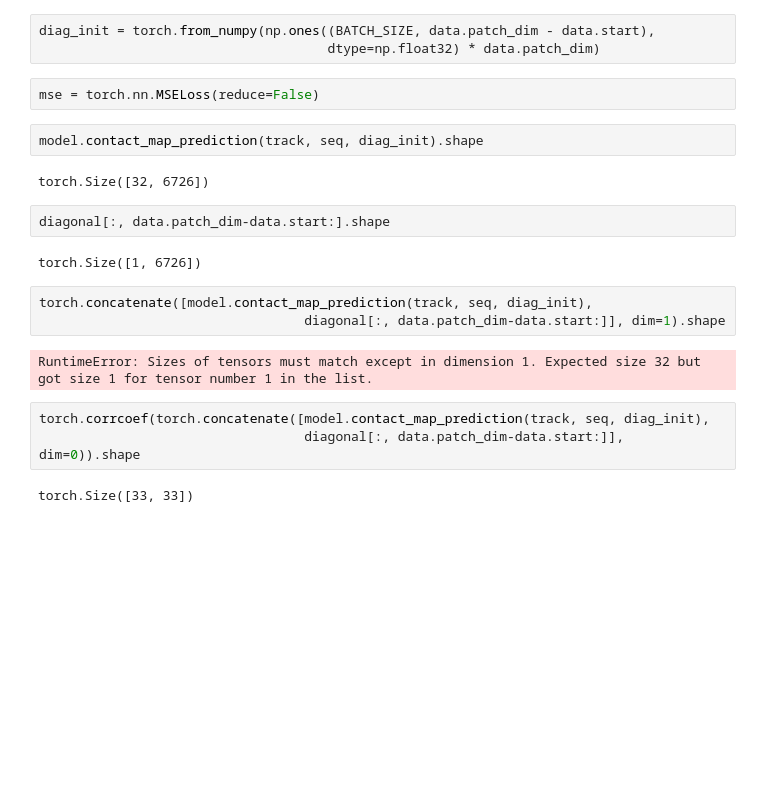
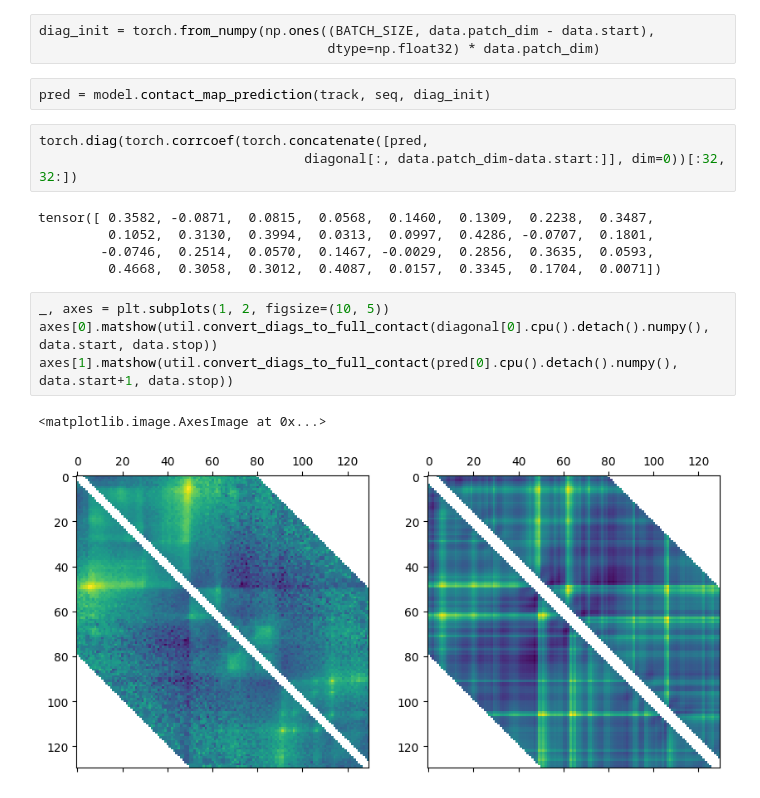
Before and after one commit to boooooogey/loopextrusion-pytorch, a Jupyter notebook: dlem/examples/analysis_of_experiments.ipynb, the cells around one changed output. Saved outputs shown, nothing was run; the diff lists cells and outputs as text; blank space fills up the shorter version.

```diff
--- a/dlem/examples/analysis_of_experiments.ipynb
+++ b/dlem/examples/analysis_of_experiments.ipynb
@@ -80,23 +72,20 @@ torch.Size([32, 4, 1300000])
 # %%
 diag_init = torch.from_numpy(np.ones((BATCH_SIZE, data.patch_dim - data.start),
                                      dtype=np.float32) * data.patch_dim)
-# %%
-mse = torch.nn.MSELoss(reduce=False)
 # %%
-model.contact_map_prediction(track, seq, diag_init).shape
+pred = model.contact_map_prediction(track, seq, diag_init)
-# %% [output]
-torch.Size([32, 6726])
-# %%
-diagonal[:, data.patch_dim-data.start:].shape
-# %% [output]
-torch.Size([1, 6726])
 # %%
-torch.concatenate([model.contact_map_prediction(track, seq, diag_init),
-                                  diagonal[:, data.patch_dim-data.start:]], dim=1).shape
+torch.diag(torch.corrcoef(torch.concatenate([pred,
+                                  diagonal[:, data.patch_dim-data.start:]], dim=0))[:32, 32:])
 # %% [output]
-RuntimeError: Sizes of tensors must match except in dimension 1. Expected size 32 but got size 1 for tensor number 1 in the list.
+tensor([ 0.3582, -0.0871,  0.0815,  0.0568,  0.1460,  0.1309,  0.2238,  0.3487,
+         0.1052,  0.3130,  0.3994,  0.0313,  0.0997,  0.4286, -0.0707,  0.1801,
+        -0.0746,  0.2514,  0.0570,  0.1467, -0.0029,  0.2856,  0.3635,  0.0593,
+         0.4668,  0.3058,  0.3012,  0.4087,  0.0157,  0.3345,  0.1704,  0.0071])
-# %%
-torch.corrcoef(torch.concatenate([model.contact_map_prediction(track, seq, diag_init),
-                                  diagonal[:, data.patch_dim-data.start:]], dim=0)).shape
-# %% [output]
-torch.Size([33, 33])
+# %%
+_, axes = plt.subplots(1, 2, figsize=(10, 5))
+axes[0].matshow(util.convert_diags_to_full_contact(diagonal[0].cpu().detach().numpy(), data.start, data.stop))
+axes[1].matshow(util.convert_diags_to_full_contact(pred[0].cpu().detach().numpy(), data.start+1, data.stop))
+# %% [output]
+<matplotlib.image.AxesImage at 0x...>
+[figure, added]
```
Also changed, not shown: parts of 5 cells of this notebook, 1 other file.
